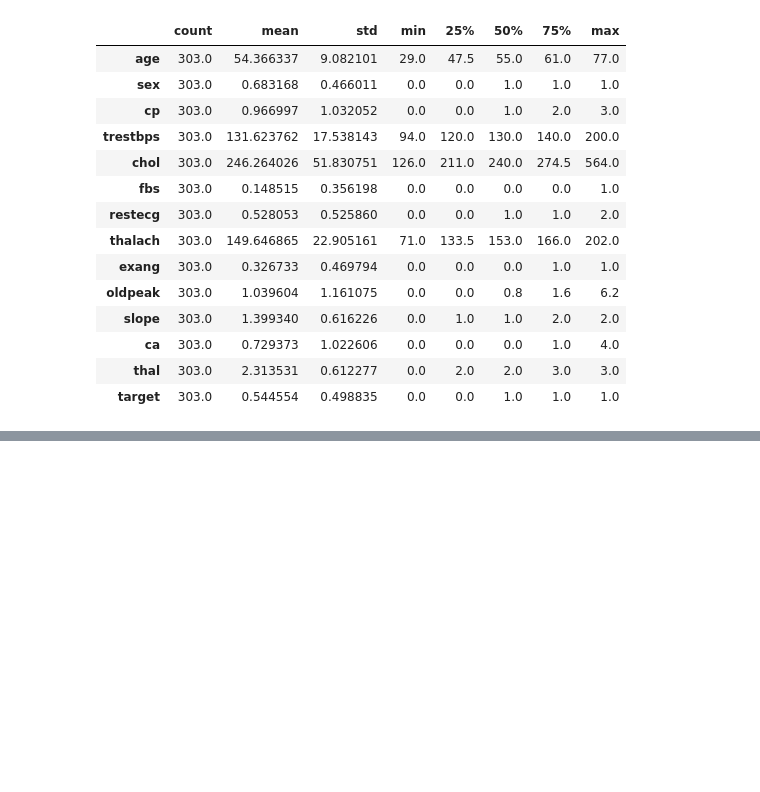
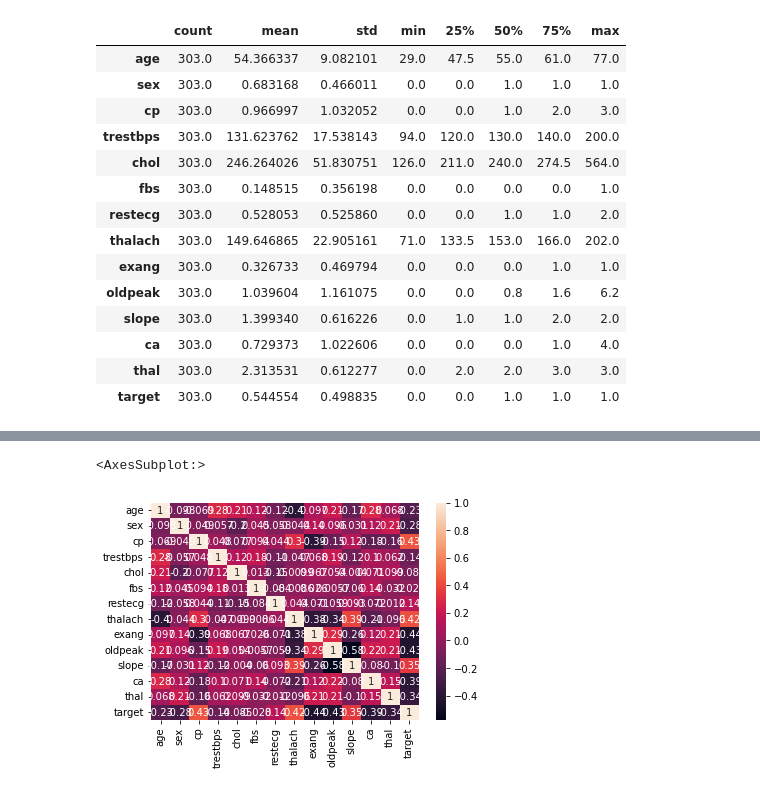
Before and after one commit to proton029/Challenges, a Jupyter notebook: Classify_Heart_diseases_LogisticRegression.ipynb, the cells around one changed output, grey strips where cells are left out. Cells and saved outputs as stored; diff of their text form; code cells hidden in the pictures; blank space fills up the shorter version.

```diff
--- a/Classify_Heart_diseases_LogisticRegression.ipynb
+++ b/Classify_Heart_diseases_LogisticRegression.ipynb
@@ -105,0 +124,5 @@ df.describe().transpose()
+# %%
+sns.heatmap(df.corr(),annot=True)
+# %% [output]
+<AxesSubplot:>
+[figure, added]
```
Also changed, not shown: parts of 6 cells of this notebook.
